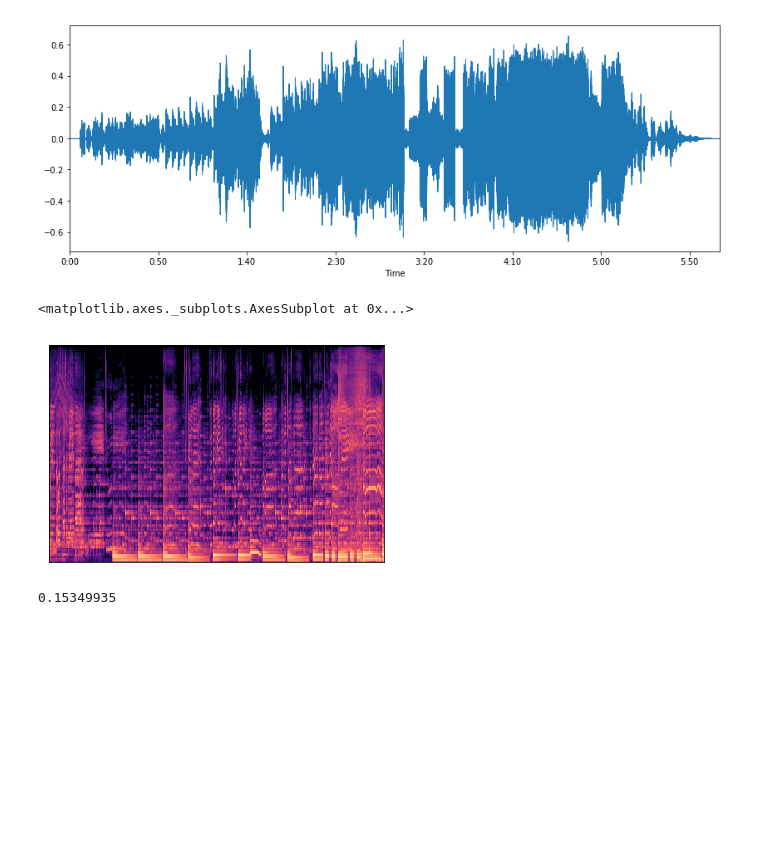
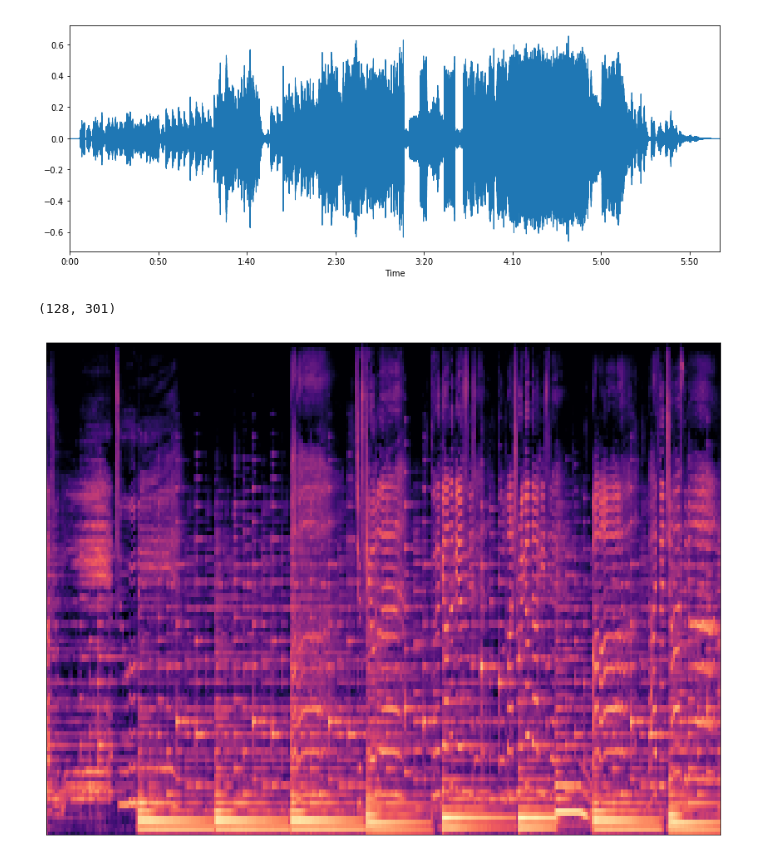
Before and after one commit to mtrepte/Song-Querying, a Jupyter notebook: project.ipynb, the cells around one changed output. Cells and saved outputs as stored; diff of their text form; code cells hidden in the pictures; blank space fills up the shorter version.

```diff
--- a/project.ipynb
+++ b/project.ipynb
@@ -15,12 +16,11 @@ librosa.display.waveplot(x, sr=sr)
 <matplotlib.collections.PolyCollection at 0x...>
 [figure]
 # %%
-S = librosa.feature.melspectrogram(y=x[1000000:2000000], sr=sr)
+S = librosa.feature.melspectrogram(y=x[50*sr:80*sr], sr=sr, n_fft=int(sr*0.2), hop_length=int(sr*0.1))
+np.save('sample', S)
+plt.figure(figsize=(16, 12))
 librosa.display.specshow(librosa.power_to_db(S, ref=np.max))
+print(S.shape)
 # %% [output]
-<matplotlib.axes._subplots.AxesSubplot at 0x...>
+(128, 301)
-[figure, old version]
+[figure, new version]
-# %%
-print(x[2000000])
-# %% [output]
-0.15349935
```
Also changed, not shown: parts of 2 cells of this notebook, 1 other file.
